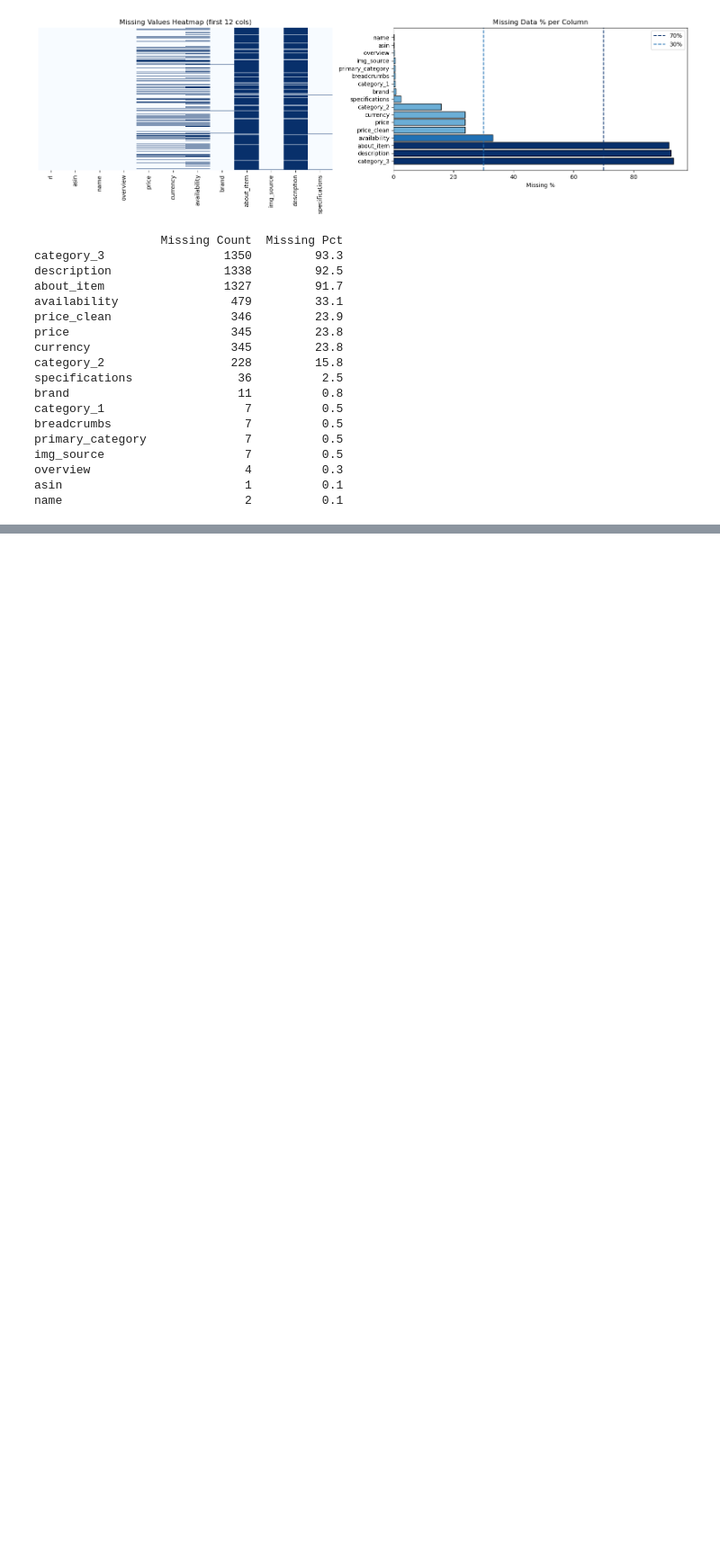
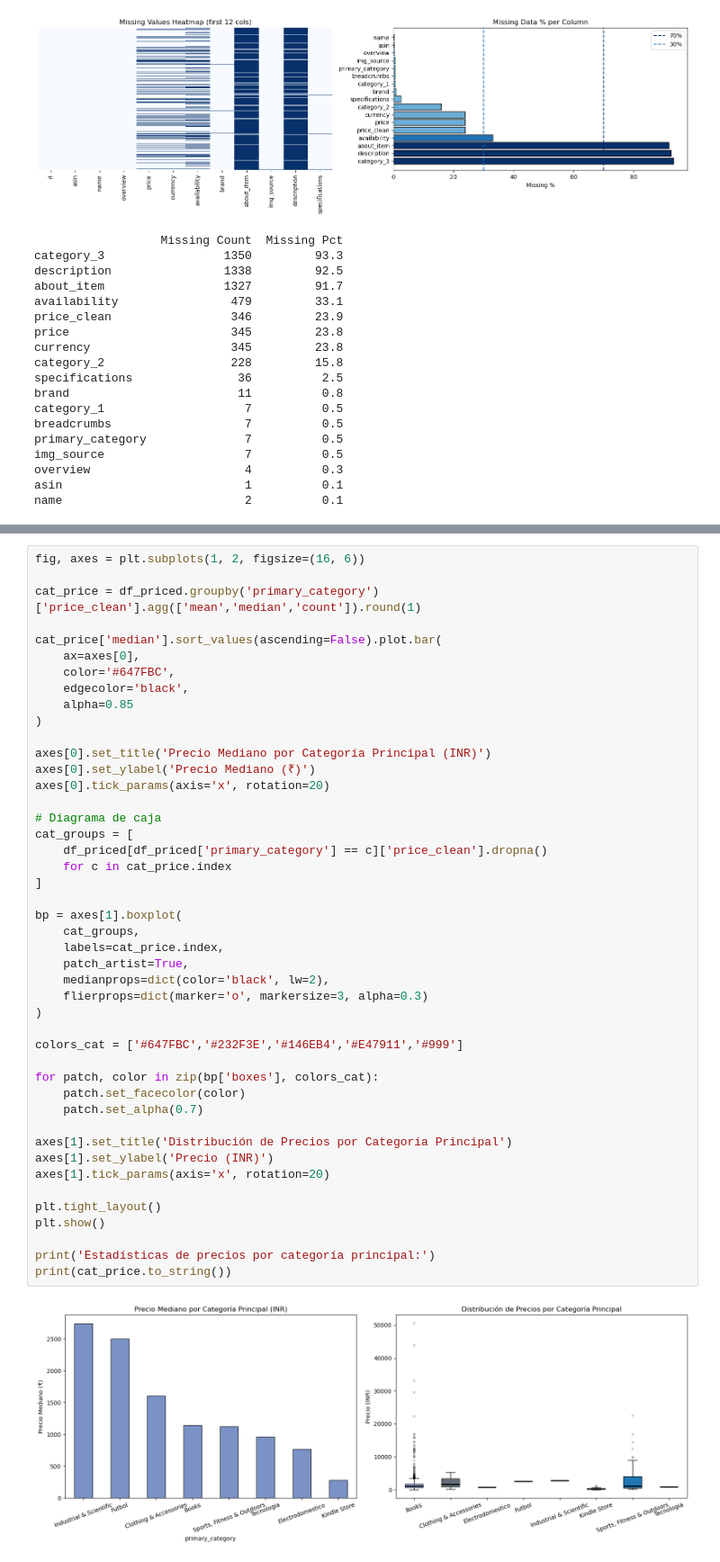
Before and after one commit to lilianarog/9A-IEVND-ADND-Practicas-230370, a Jupyter notebook: Practica04/Practica-230370.ipynb, the cells around one changed output, grey strips where cells are left out. Shown at 90% size. Saved outputs shown, nothing was run; the diff lists cells and outputs as text; blank space fills up the shorter version.

```diff
--- a/Practica04/Practica-230370.ipynb
+++ b/Practica04/Practica-230370.ipynb
@@ -340,0 +668,47 @@ df
+# %%
+fig, axes = plt.subplots(1, 2, figsize=(16, 6))
+
+cat_price = df_priced.groupby('primary_category')['price_clean'].agg(['mean','median','count']).round(1)
+
+cat_price['median'].sort_values(ascending=False).plot.bar(
+    ax=axes[0],
+    color='#647FBC',
+    edgecolor='black',
+    alpha=0.85
+)
+
+axes[0].set_title('Precio Mediano por Categoría Principal (INR)')
+axes[0].set_ylabel('Precio Mediano (₹)')
+axes[0].tick_params(axis='x', rotation=20)
+
+# Diagrama de caja
+cat_groups = [
+    df_priced[df_priced['primary_category'] == c]['price_clean'].dropna()
+    for c in cat_price.index
+]
+
+bp = axes[1].boxplot(
+    cat_groups,
+    labels=cat_price.index,
+    patch_artist=True,
+    medianprops=dict(color='black', lw=2),
+    flierprops=dict(marker='o', markersize=3, alpha=0.3)
+)
+
+colors_cat = ['#647FBC','#232F3E','#146EB4','#E47911','#999']
+
+for patch, color in zip(bp['boxes'], colors_cat):
+    patch.set_facecolor(color)
+    patch.set_alpha(0.7)
+
+axes[1].set_title('Distribución de Precios por Categoría Principal')
+axes[1].set_ylabel('Precio (INR)')
+axes[1].tick_params(axis='x', rotation=20)
+
+plt.tight_layout()
+plt.show()
+
+print('Estadísticas de precios por categoría principal:')
+print(cat_price.to_string())
+# %% [output]
+[figure, added]
```
Also changed, not shown: parts of 23 cells of this notebook.
